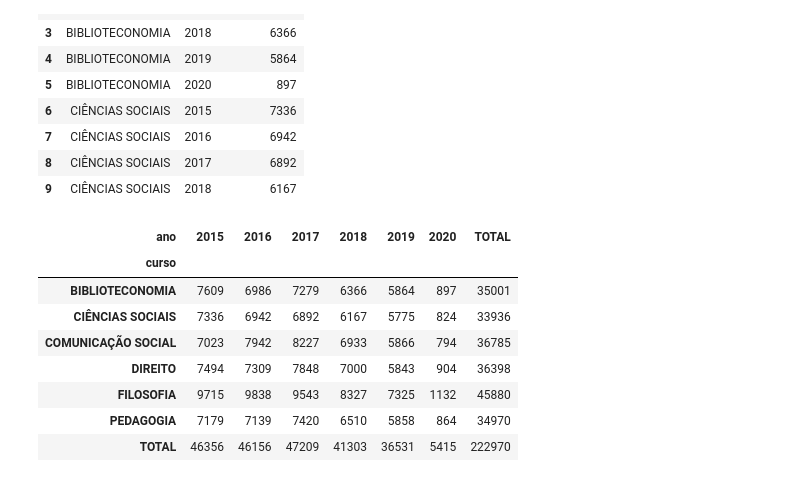
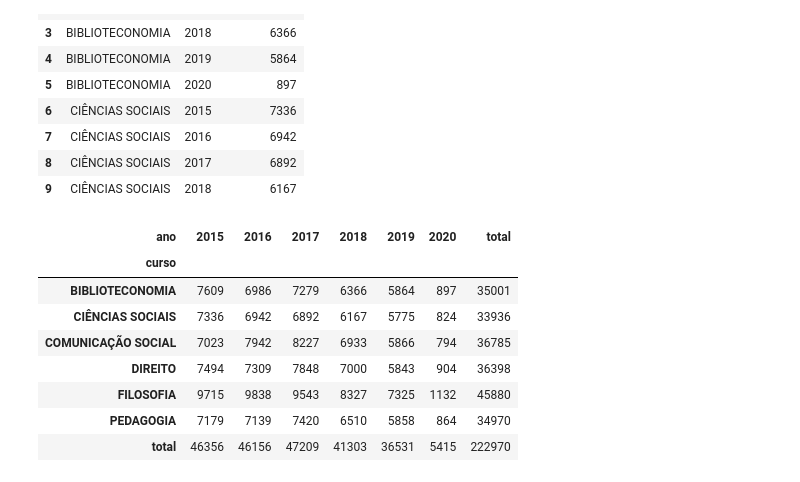
Before and after one commit to luiizsps/ufrn_library, a Jupyter notebook: ufrn_library.ipynb, the cells around one changed output. Saved outputs shown, nothing was run; the diff lists cells and outputs as text; code cells hidden in the pictures.

```diff
--- a/ufrn_library.ipynb
+++ b/ufrn_library.ipynb
@@ -943,14 +943,14 @@ course_df.head(10)
 # %%
 # create pivot table
 table = course_df.pivot_table(index="curso",
                         columns="ano",
                         values="emprestimos",
                         aggfunc="sum",
                         margins = True,
-                        margins_name = 'TOTAL')
+                        margins_name = 'total')
 table
 # %% [output]
-| ano | 2015 | 2016 | 2017 | 2018 | 2019 | 2020 | TOTAL |
+| ano | 2015 | 2016 | 2017 | 2018 | 2019 | 2020 | total |
 | curso |  |  |  |  |  |  |  |
 | BIBLIOTECONOMIA | 7609 | 6986 | 7279 | 6366 | 5864 | 897 | 35001 |
 | CIÊNCIAS SOCIAIS | 7336 | 6942 | 6892 | 6167 | 5775 | 824 | 33936 |
@@ -958,4 +958,4 @@ table
 | DIREITO | 7494 | 7309 | 7848 | 7000 | 5843 | 904 | 36398 |
 | FILOSOFIA | 9715 | 9838 | 9543 | 8327 | 7325 | 1132 | 45880 |
 | PEDAGOGIA | 7179 | 7139 | 7420 | 6510 | 5858 | 864 | 34970 |
-| TOTAL | 46356 | 46156 | 47209 | 41303 | 36531 | 5415 | 222970 |
+| total | 46356 | 46156 | 47209 | 41303 | 36531 | 5415 | 222970 |
```
